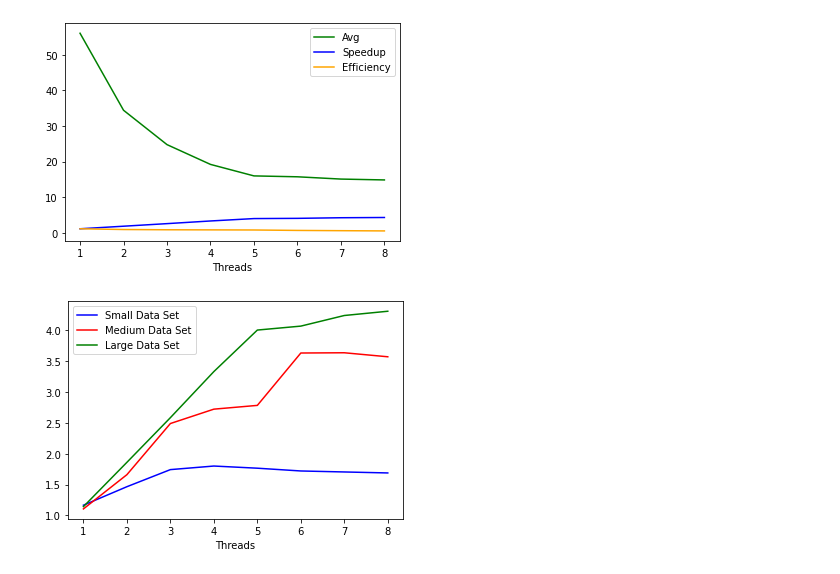
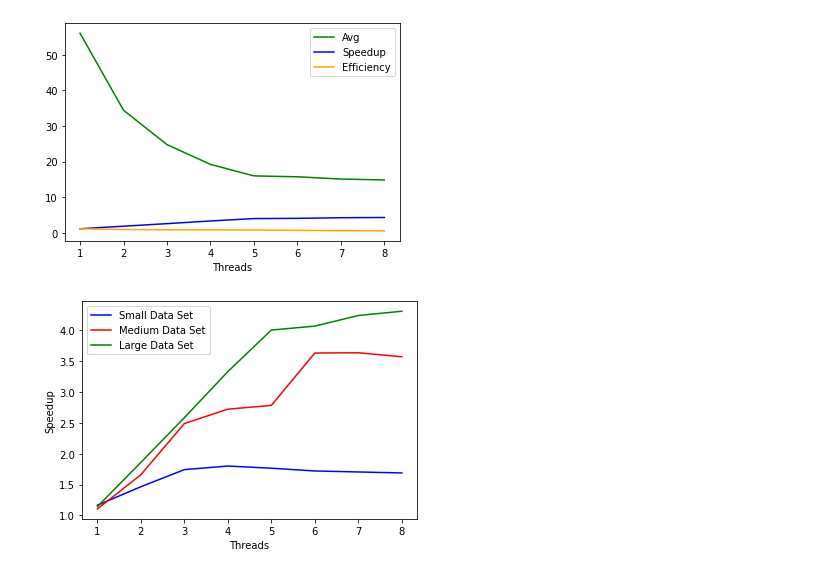
Before and after one commit to NFabrizio/NMF, a Jupyter notebook: results.ipynb, the cells around one changed output. Drawn from its saved outputs; the diff is of its cells as text; code cells hidden in the pictures.

```diff
--- a/results.ipynb
+++ b/results.ipynb
@@ -581,10 +581,12 @@ plot_speedup(df_large)
 # %%
 # plot speedup for both data sets on a single plot
 fig, ax = plt.subplots()
 
 df_small.plot(kind = 'line',x = 'Threads', y = 'Speedup', color = 'blue', ax = ax, label = 'Small Data Set')
 df_med.plot(kind = 'line',x = 'Threads', y = 'Speedup', color = 'red', ax = ax, label = 'Medium Data Set')
 df_large.plot(kind = 'line',x = 'Threads', y = 'Speedup', color = 'green', ax = ax, label = 'Large Data Set')
+# label the plot Speedup
+plt.ylabel('Speedup')
 plt.show()
 # %% [output]
-[figure, old version]
+[figure, new version]
```
Also changed, not shown: parts of 2 cells of this notebook.
